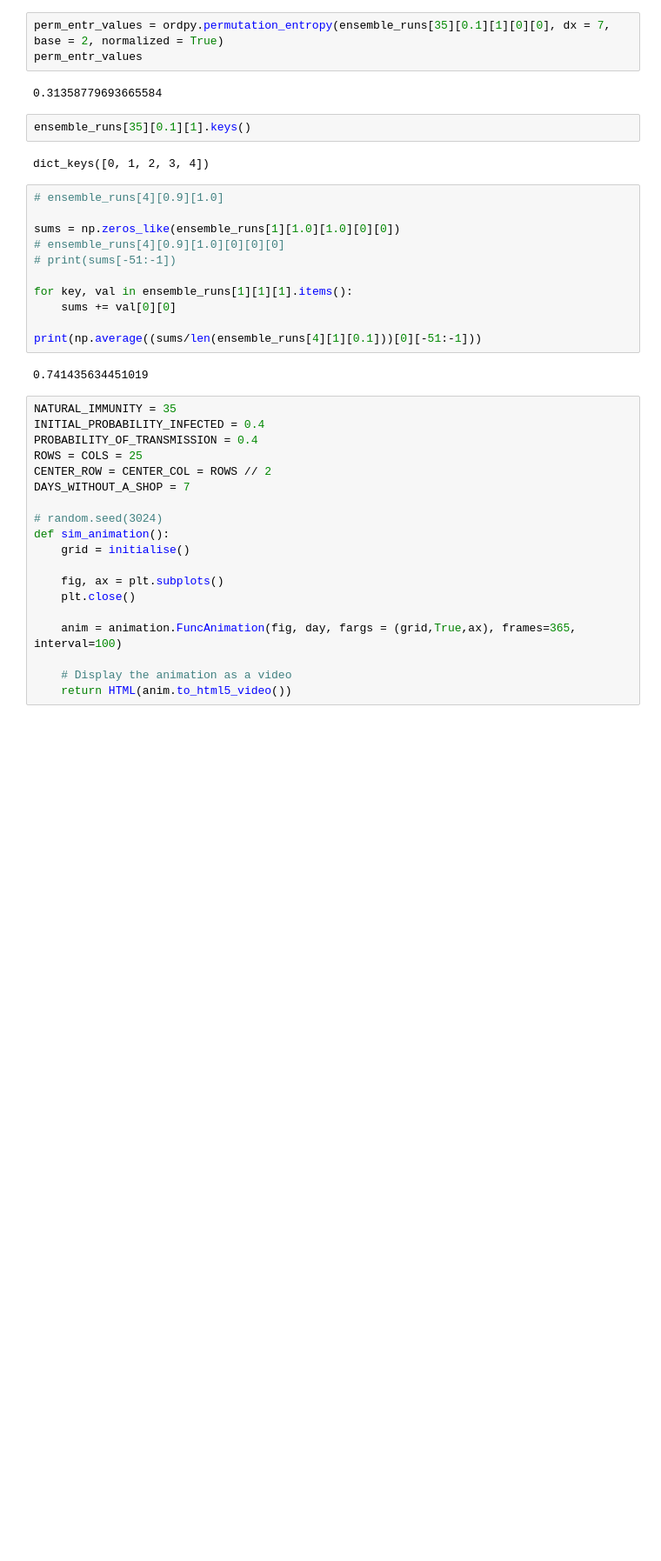
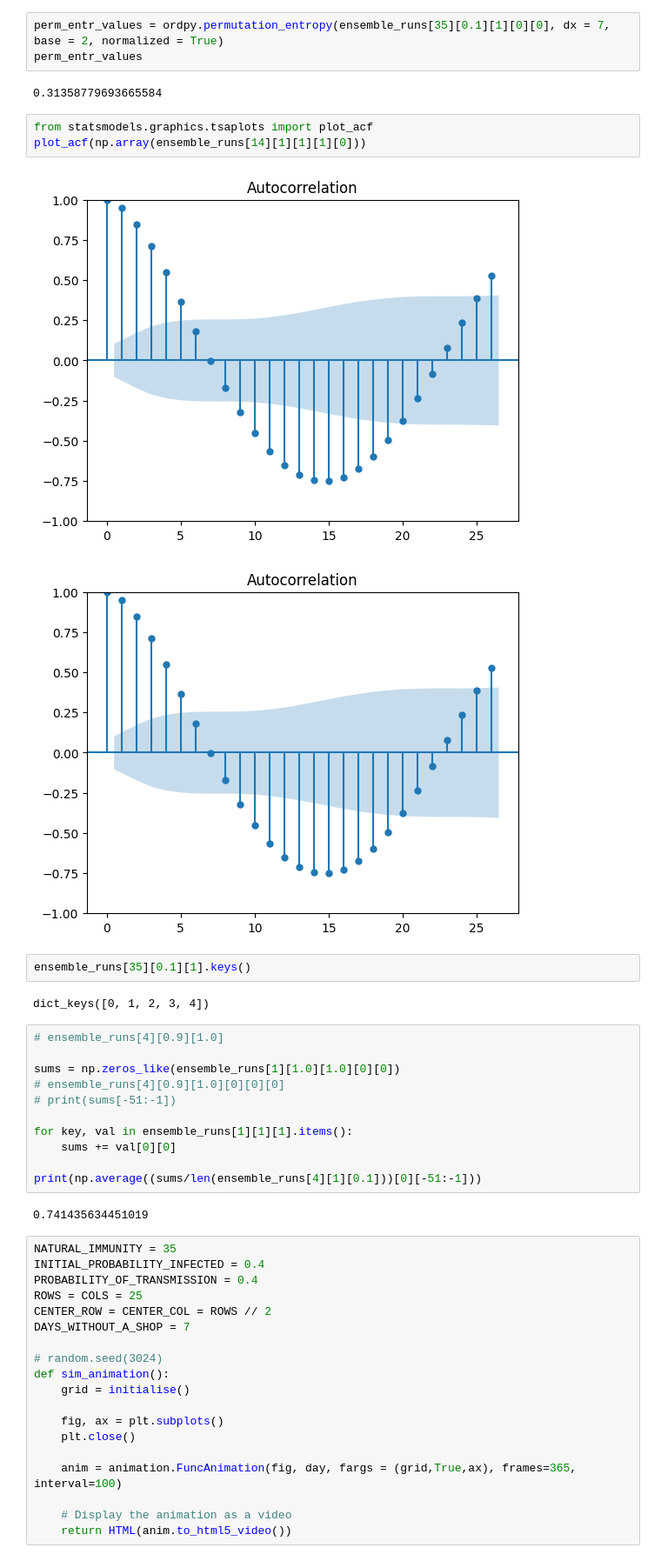
Before and after one commit to ashcansingh/MATH3024-Disease-Model, a Jupyter notebook: Project.ipynb, the cells around one changed output. Shown at 87% size. Saved outputs shown, nothing was run; the diff lists cells and outputs as text; blank space fills up the shorter version.

```diff
--- a/Project.ipynb
+++ b/Project.ipynb
@@ -944,6 +753,12 @@ perm_entr_values = ordpy.permutation_entropy(ensemble_runs[35][0.1][1][0][0], dx
 perm_entr_values
 # %% [output]
 0.31358779693665584
+# %%
+from statsmodels.graphics.tsaplots import plot_acf
+plot_acf(np.array(ensemble_runs[14][1][1][1][0]))
+# %% [output]
+[figure, added]
+[figure, added]
 # %%
 ensemble_runs[35][0.1][1].keys()
 # %% [output]
```
Also changed, not shown: parts of 29 cells of this notebook.
